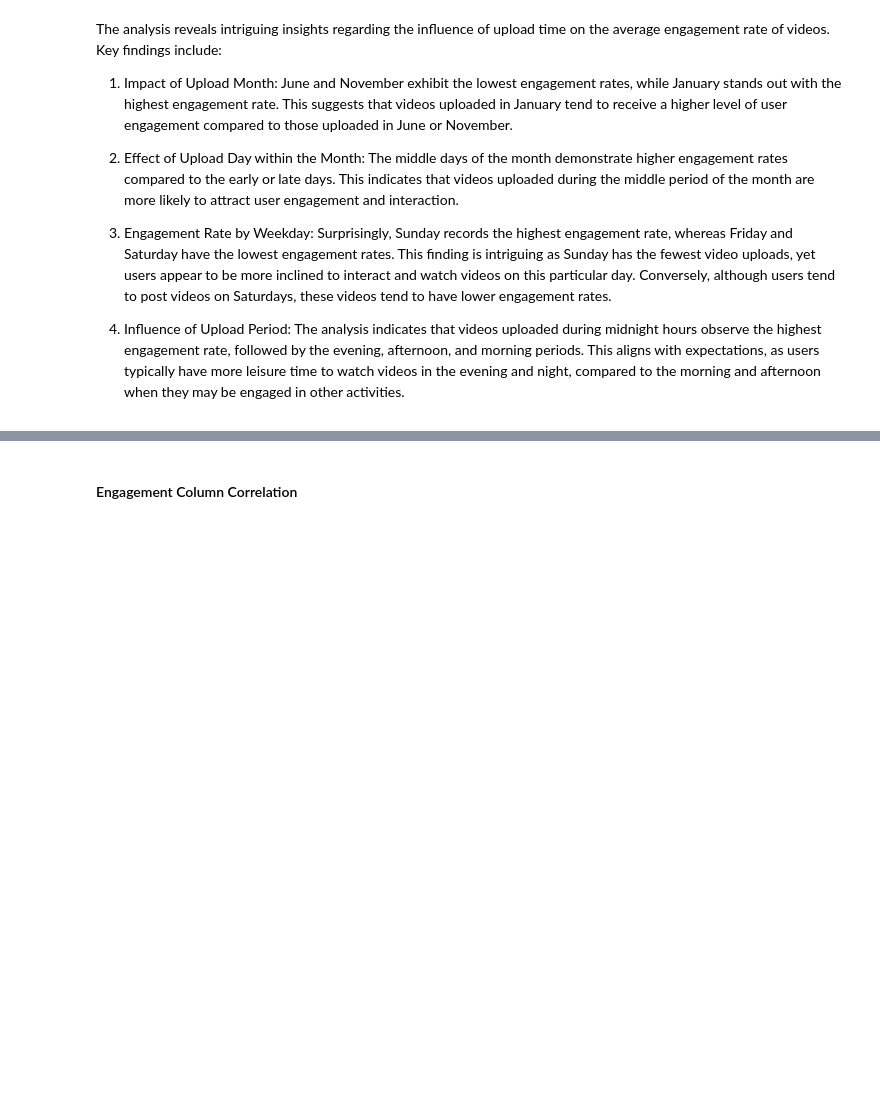
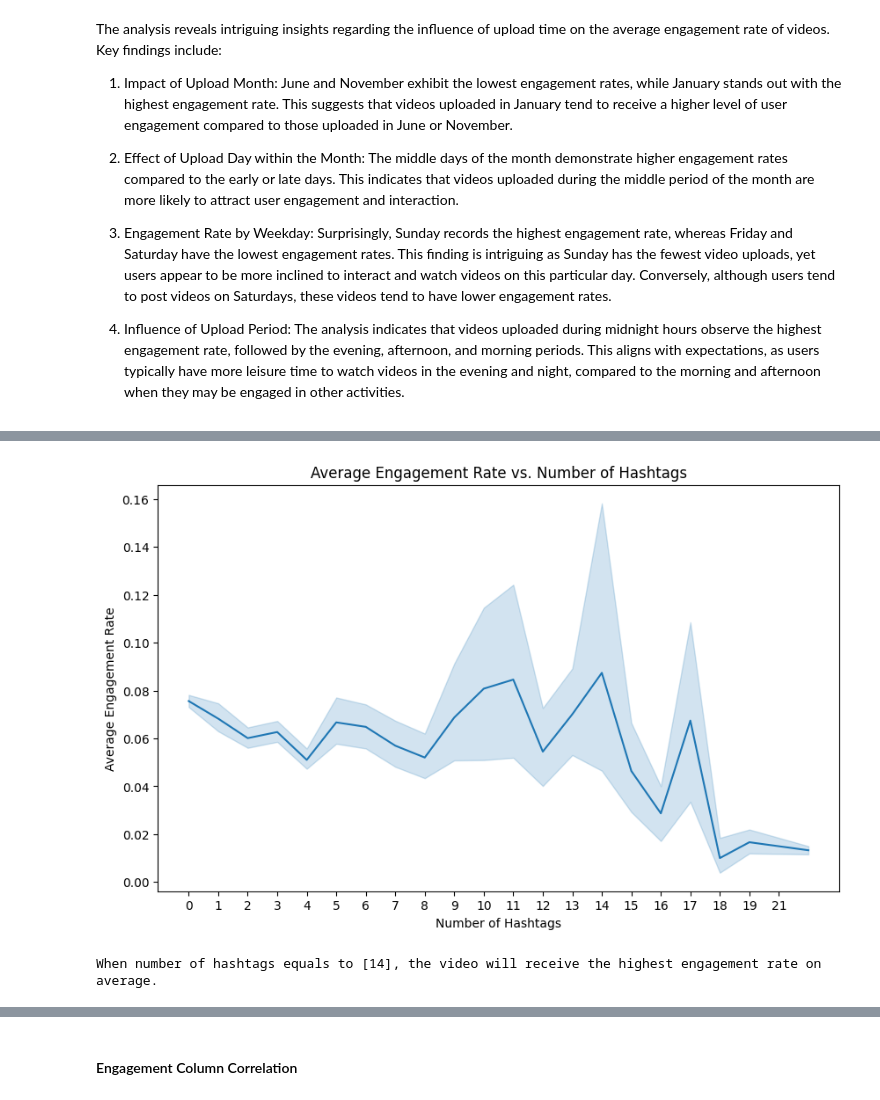
Before and after one commit to tianlan8/TikTok_Engagement_Rate_Analysis_Prediction, a Jupyter notebook: Notebooks/Tian Lan_Capstone project_2 (EDA).ipynb, the cells around one changed output, grey strips where cells are left out. Saved outputs shown, nothing was run; the diff lists cells and outputs as text; code cells hidden in the pictures; blank space fills up the shorter version.

```diff
--- a/Notebooks/Tian Lan_Capstone project_2 (EDA).ipynb
+++ b/Notebooks/Tian Lan_Capstone project_2 (EDA).ipynb
@@ -365,0 +379,24 @@ The analysis reveals intriguing insights regarding the influence of upload time
+# %%
+plt.figure(figsize=(10, 6))
+
+sns.lineplot(data=clean_df, x='Number of Hashtags', y='Engagement Rate', estimator=np.mean)
+
+plt.xlabel('Number of Hashtags')
+plt.ylabel('Average Engagement Rate')
+plt.title('Average Engagement Rate vs. Number of Hashtags')
+
+unique_hashtags = sorted(clean_df['Number of Hashtags'].unique())
+plt.xticks(range(len(unique_hashtags)), unique_hashtags)
+
+plt.show()
+# %% [output]
+[figure, added]
+# %%
+mean_engagement = clean_df.groupby('Number of Hashtags')['Engagement Rate'].mean().reset_index()
+
+highest_avg_engagement = mean_engagement['Engagement Rate'].max()
+highest_avg_hashtags = mean_engagement.loc[mean_engagement['Engagement Rate'] == highest_avg_engagement, 'Number of Hashtags'].values
+
+print(f'When number of hashtags equals to {highest_avg_hashtags}, the video will receive the highest engagement rate on average.')
+# %% [output]
+When number of hashtags equals to [14], the video will receive the highest engagement rate on average.
```
Also changed, not shown: parts of 38 cells of this notebook, 3 other files.
